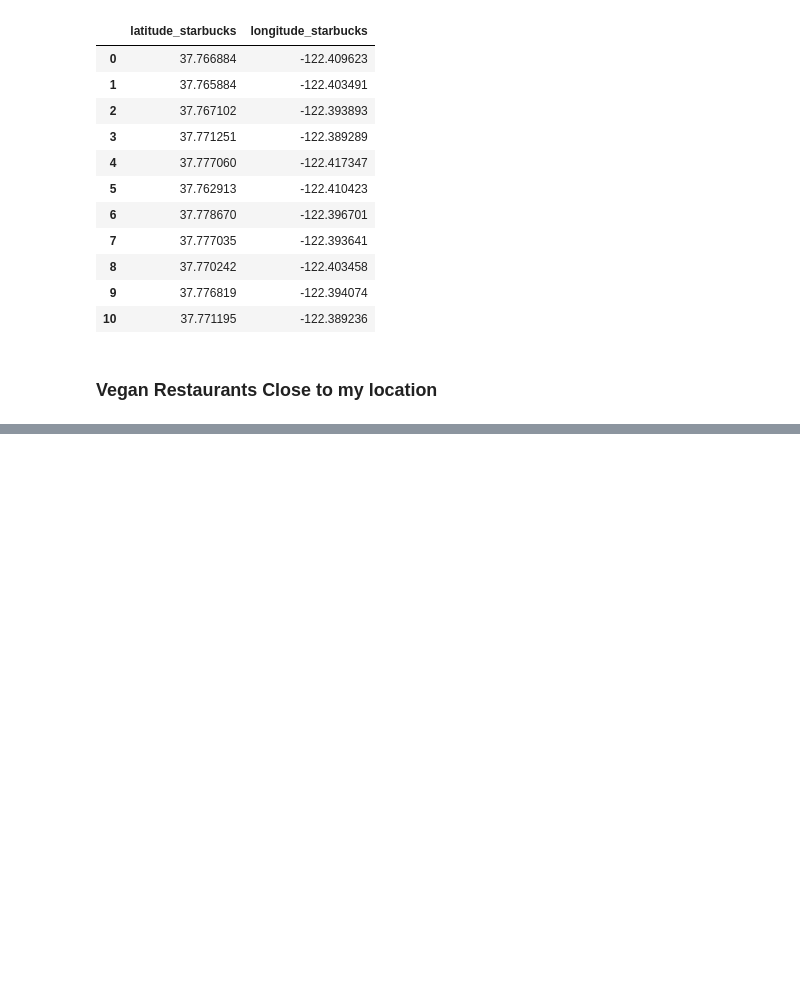
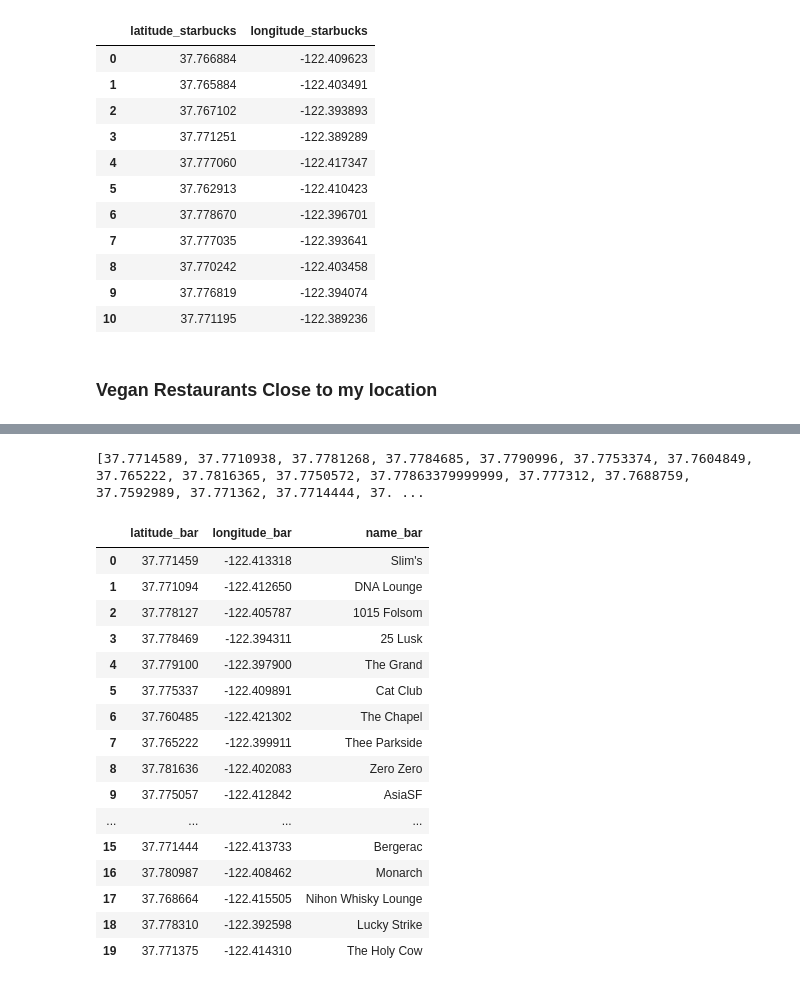
Before and after one commit to ironhack-datalabs/datamad1019, a Jupyter notebook: mongo-project/Geolocations.ipynb, the cells around one changed output, grey strips where cells are left out. Drawn from its saved outputs; the diff is of its cells as text; code cells hidden in the pictures; blank space fills up the shorter version.

Commit message:
night clubs added

```diff
--- a/mongo-project/Geolocations.ipynb
+++ b/mongo-project/Geolocations.ipynb
@@ -260 +260,40 @@ display(dataframe_vegan)
+# %%
+res = requests.get("{}/json?location=37.765158, -122.404234&radius=2000&type=night_club&key={}".format(BASE_URL, KEY)).json()
+# %%
+coordinates_bar_latitude = []
+coordinates_bar_longitude = []
+name_bar = []
+for i in range(len(res['results'])):
+    coordinates_bar_latitude.append(res['results'][i]['geometry']['location']["lat"])
+    coordinates_bar_longitude.append(res['results'][i]['geometry']['location']["lng"])
+    name_bar.append(res['results'][i]['name'])
+print(coordinates_bar_latitude, coordinates_bar_longitude, name_bar)
+# %% [output]
+[37.7714589, 37.7710938, 37.7781268, 37.7784685, 37.7790996, 37.7753374, 37.7604849, 37.765222, 37.7816365, 37.7750572, 37.77863379999999, 37.777312, 37.7688759, 37.7592989, 37.771362, 37.7714444, 37. ...
+# %%
+dicc = {'latitude_bar':coordinates_bar_latitude,
+       'longitude_bar': coordinates_bar_longitude,
+       'name_bar': name_bar}
+# %%
+dataframe_bar = pd.DataFrame(dicc)
+# %%
+display(dataframe_bar)
+# %% [output]
+|  | latitude_bar | longitude_bar | name_bar |
+| 0 | 37.771459 | -122.413318 | Slim's |
+| 1 | 37.771094 | -122.412650 | DNA Lounge |
+| 2 | 37.778127 | -122.405787 | 1015 Folsom |
+| 3 | 37.778469 | -122.394311 | 25 Lusk |
+| 4 | 37.779100 | -122.397900 | The Grand |
+| 5 | 37.775337 | -122.409891 | Cat Club |
+| 6 | 37.760485 | -122.421302 | The Chapel |
+| 7 | 37.765222 | -122.399911 | Thee Parkside |
+| 8 | 37.781636 | -122.402083 | Zero Zero |
+| 9 | 37.775057 | -122.412842 | AsiaSF |
+| ... | ... | ... | ... |
+| 15 | 37.771444 | -122.413733 | Bergerac |
+| 16 | 37.780987 | -122.408462 | Monarch |
+| 17 | 37.768664 | -122.415505 | Nihon Whisky Lounge |
+| 18 | 37.778310 | -122.392598 | Lucky Strike |
+| 19 | 37.771375 | -122.414310 | The Holy Cow |
 # %% [markdown]
```
Also changed, not shown: parts of 6 cells of this notebook, 3 other files.
